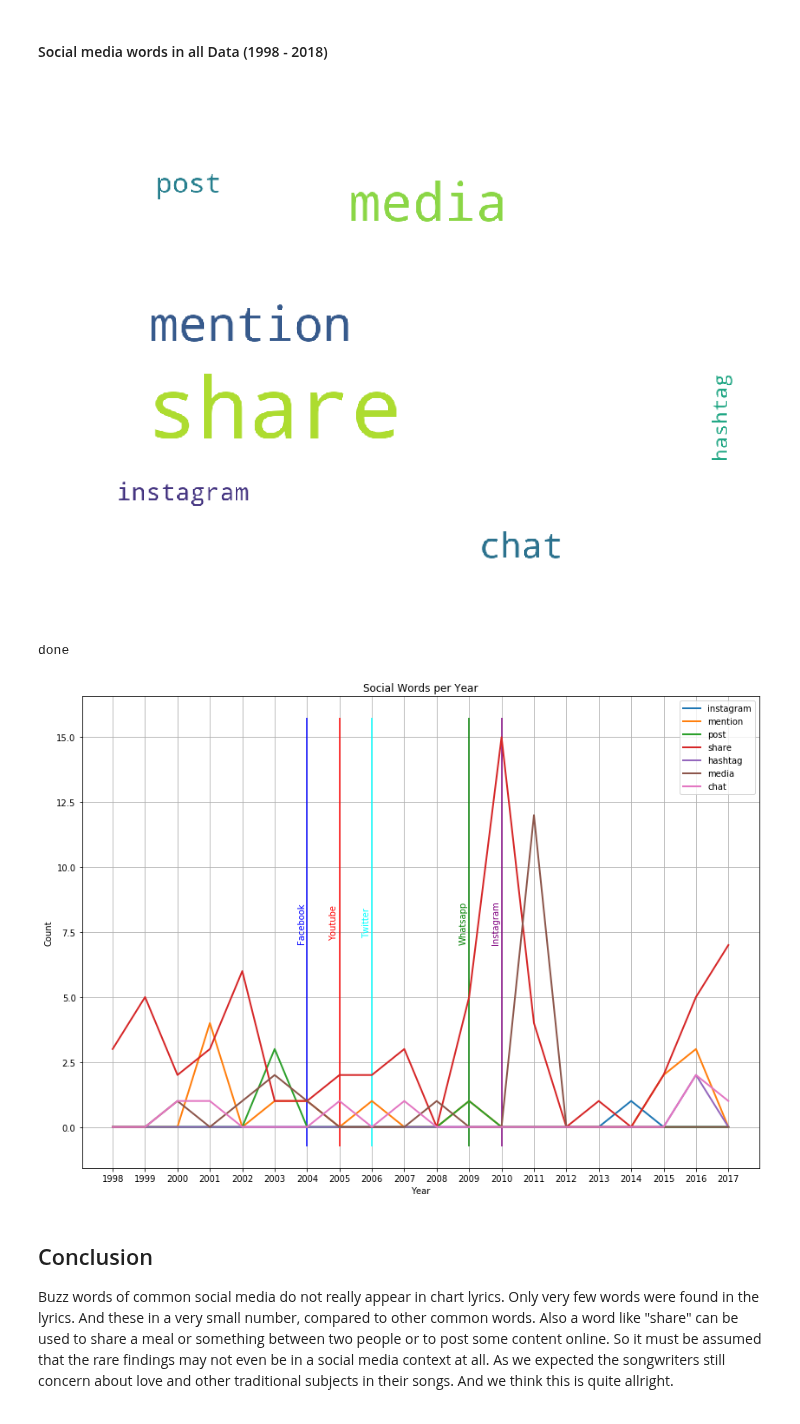
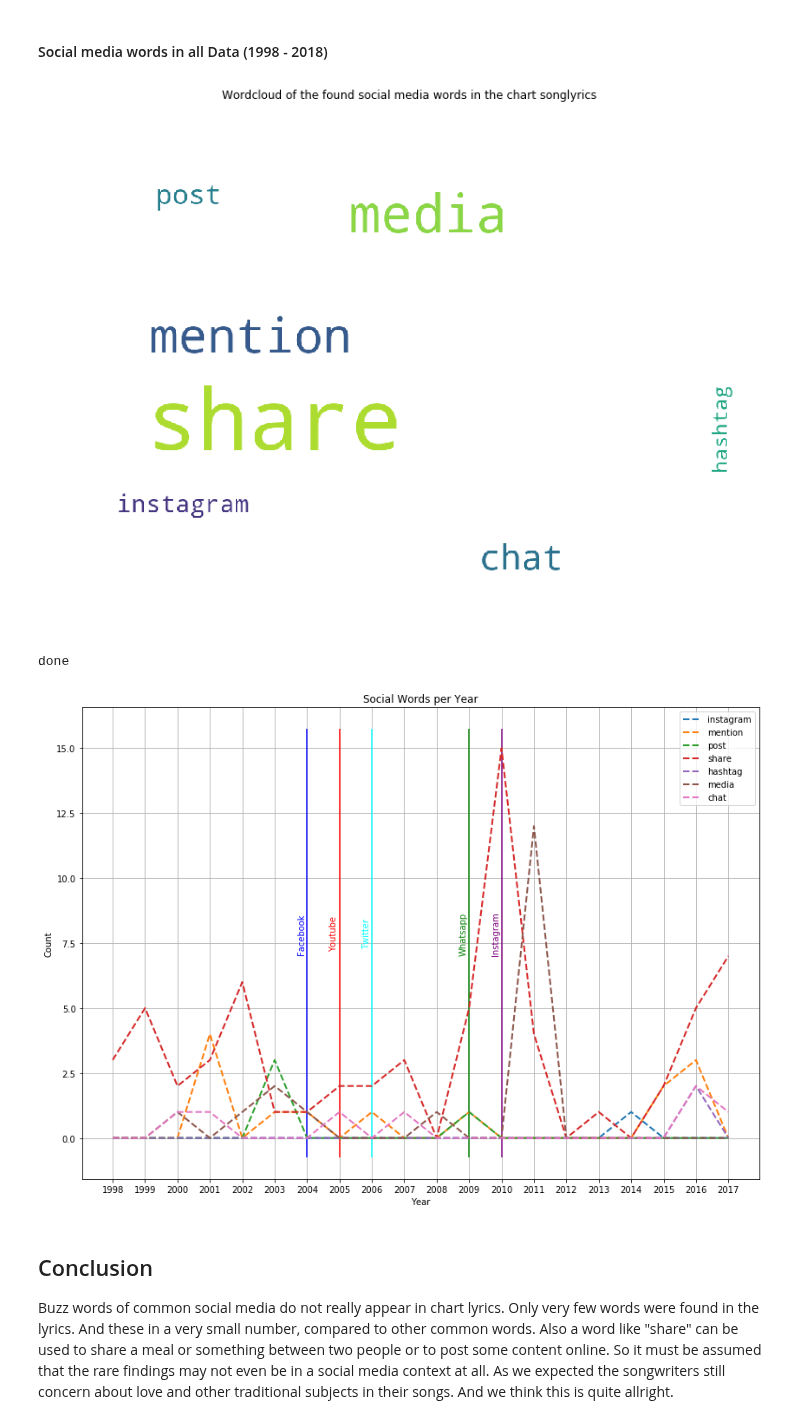
Before and after one commit to widmerin/LyricsAnalyzer, a Jupyter notebook: DataStory.ipynb, the cells around one changed output. Cells and saved outputs as stored; diff of their text form; code cells hidden in the pictures.

```diff
--- a/DataStory.ipynb
+++ b/DataStory.ipynb
@@ -187,33 +188,34 @@ plt.show()
 # %%
 social_data_counts = []
 
 # get all words with occurence count
 word_frequenz = get_top_n_words(data.lyrics)
 
 # get all social media words from lyrics with occurence count
 social_data_counts = word_frequenz[word_frequenz.word.isin(social_data.some)]
 
 # get one string containing all social media words times their occurrence for creating a wordcloud
 social_data_text = []
 
 
 def create_word_string(w):
     """ Create a string for wordcloud. Add word as many time as it occurs """
 
     social_data_text.append((w.word+" ")*w.occurrence)
 
 
 social_data_counts.apply(create_word_string, axis=1)
 
 #create_word_cloud(social_data_text)  # as package is not installed here, skip creation and show preprocessed image
 
 plt.figure(figsize=(14, 10))
 img = plt.imread("data/social-cloud.png")
 plt.imshow(img)
 plt.axis('off')
+plt.title("Wordcloud of the found social media words in the chart songlyrics")
 plt.show()
 # %% [output]
-[figure, old version]
+[figure, new version]
 # %%
 def get_word_count_per_year(word):
     """ Partition data into years """
@@ -250,7 +252,7 @@ done
 # %%
 def plot_row(row):
     """ plot line for each word """
-    _ = ax.plot(row[1]['year'], row[1]['occurrence'],linestyle="-",label=row[0], linewidth="2")
+    _ = ax.plot(row[1]['year'], row[1]['occurrence'], linestyle="--", label=row[0], linewidth="2")
     _ = ax.set_xticks(np.arange(min(row[1]['year']), max(row[1]['year'])+1, 1.0))
 
 
@@ -279,7 +281,7 @@ _ = ax.text(2009-.3, ymax/2, "Whatsapp", rotation=90, verticalalignment="center"
 
 plt.show()
 # %% [output]
-[figure, old version]
+[figure, new version]
 # %% [markdown]
 ## Conclusion
 
```
Also changed, not shown: parts of 1 cell of this notebook.
